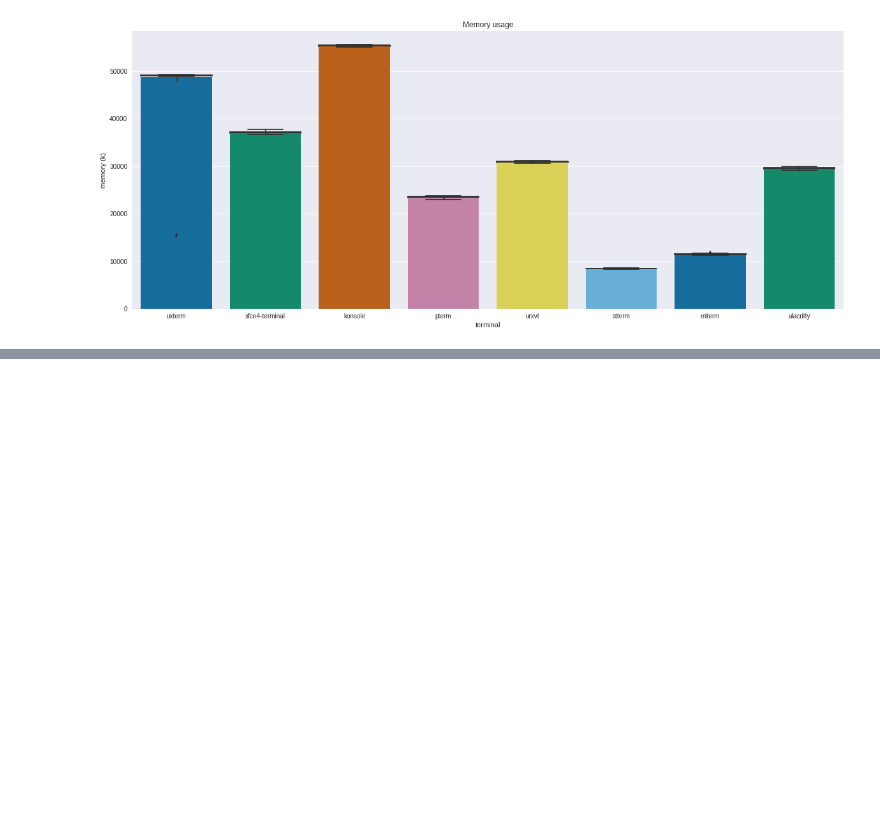
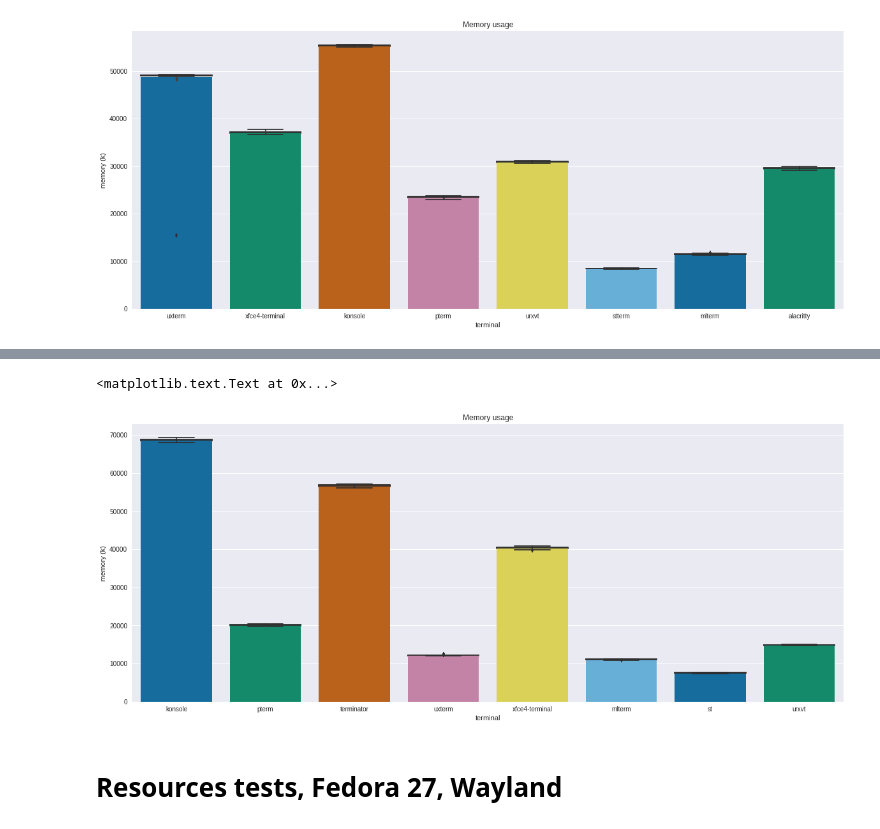
Before and after one commit to anarcat/terms-benchmarks, a Jupyter notebook: benchmarks.ipynb, the cells around one changed output, grey strips where cells are left out. Drawn from its saved outputs; the diff is of its cells as text; code cells hidden in the pictures; blank space fills up the shorter version.

```diff
--- a/benchmarks.ipynb
+++ b/benchmarks.ipynb
@@ -207,0 +279,15 @@ ax.set_ylabel('memory (k)')
+# %%
+fig, _ = plt.subplots()
+fig.set_figwidth(FIG_WIDTH)
+fig.set_figheight(FIG_HEIGTH)
+
+# no visible variability, apart from an outlier in xterm
+ax = sns.boxplot(data=data, x='terminal', y='memory', palette='colorblind')
+ax = sns.barplot(data=data, x='terminal', y='memory', palette='colorblind')
+ax.set_title('Memory usage')
+ax.set_ylabel('memory (k)')
+# %% [output]
+<matplotlib.text.Text at 0x...>
+[figure, added]
+# %% [markdown]
+# Resources tests, Fedora 27, Wayland
```
Also changed, not shown: parts of 17 cells of this notebook.
